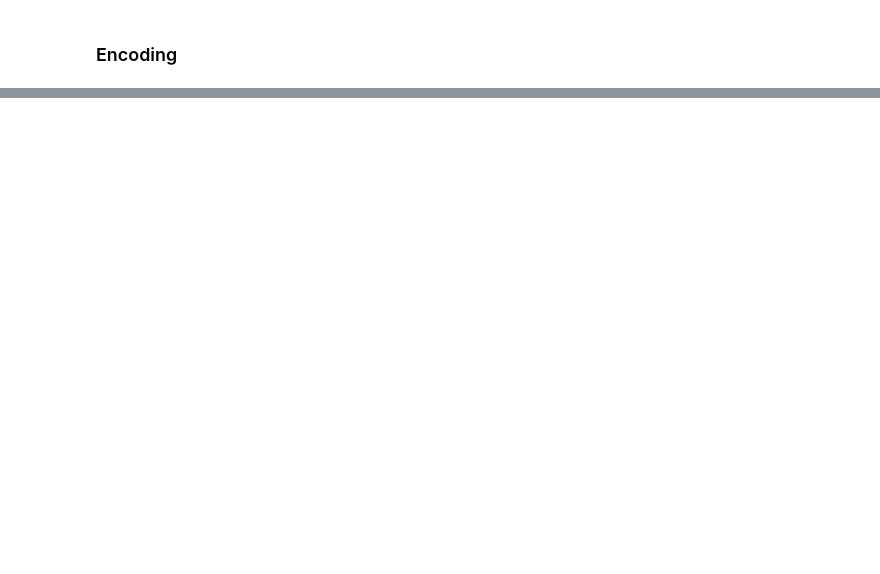
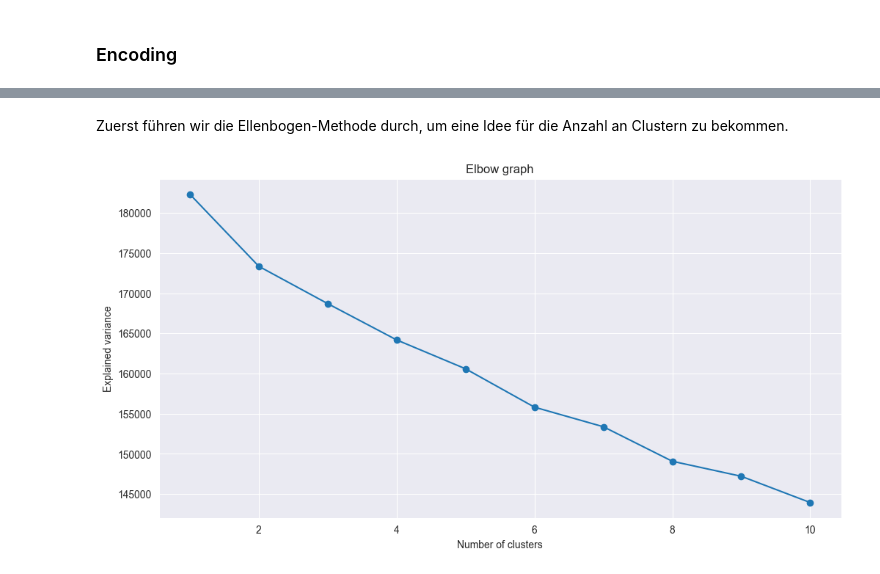
Before and after one commit to leonbittner/dasciws2324, a Jupyter notebook: 03_clustering/03_clustering.ipynb, the cells around one changed output, grey strips where cells are left out. Saved outputs shown, nothing was run; the diff lists cells and outputs as text; code cells hidden in the pictures; blank space fills up the shorter version.

```diff
--- a/03_clustering/03_clustering.ipynb
+++ b/03_clustering/03_clustering.ipynb
@@ -104,0 +127,22 @@ df_social.head()
+# %% [markdown]
+Zuerst führen wir die Ellenbogen-Methode durch, um eine Idee für die Anzahl an Clustern zu bekommen.
+# %%
+from sklearn.cluster import KMeans
+
+# Preprocess the data for KMeans clustering
+df_cluster = StandardScaler().fit_transform(df_social)  # Normalize the data
+
+explained_variances = []
+
+for i in range(1, 11):
+    kmeans = KMeans(n_clusters=i, random_state=0).fit(df_cluster)
+    explained_variances.append(kmeans.inertia_)
+
+plt.figure(figsize=(12, 6))
+plt.plot(range(1, 11), explained_variances, 'o-')
+plt.title('Elbow graph')
+plt.xlabel('Number of clusters')
+plt.ylabel('Explained variance')
+plt.show()
+# %% [output]
+[figure, added]
```
Also changed, not shown: parts of 9 cells of this notebook.
